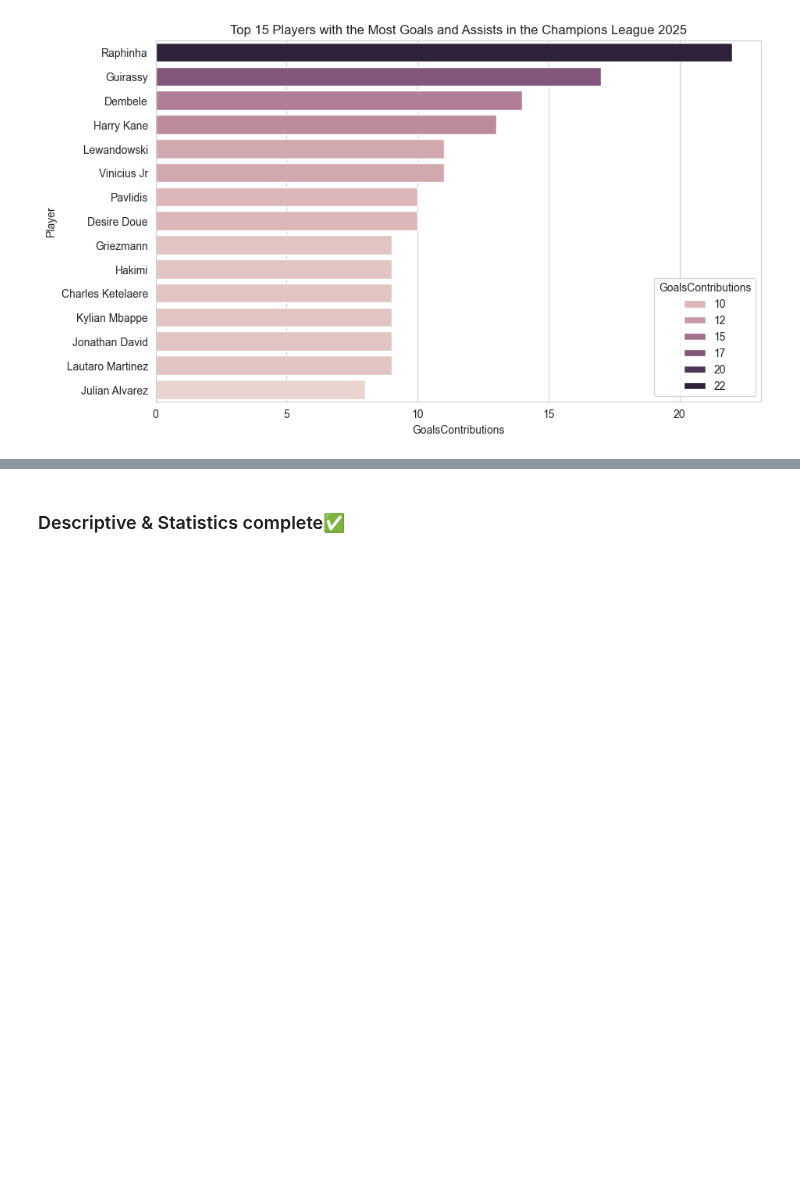
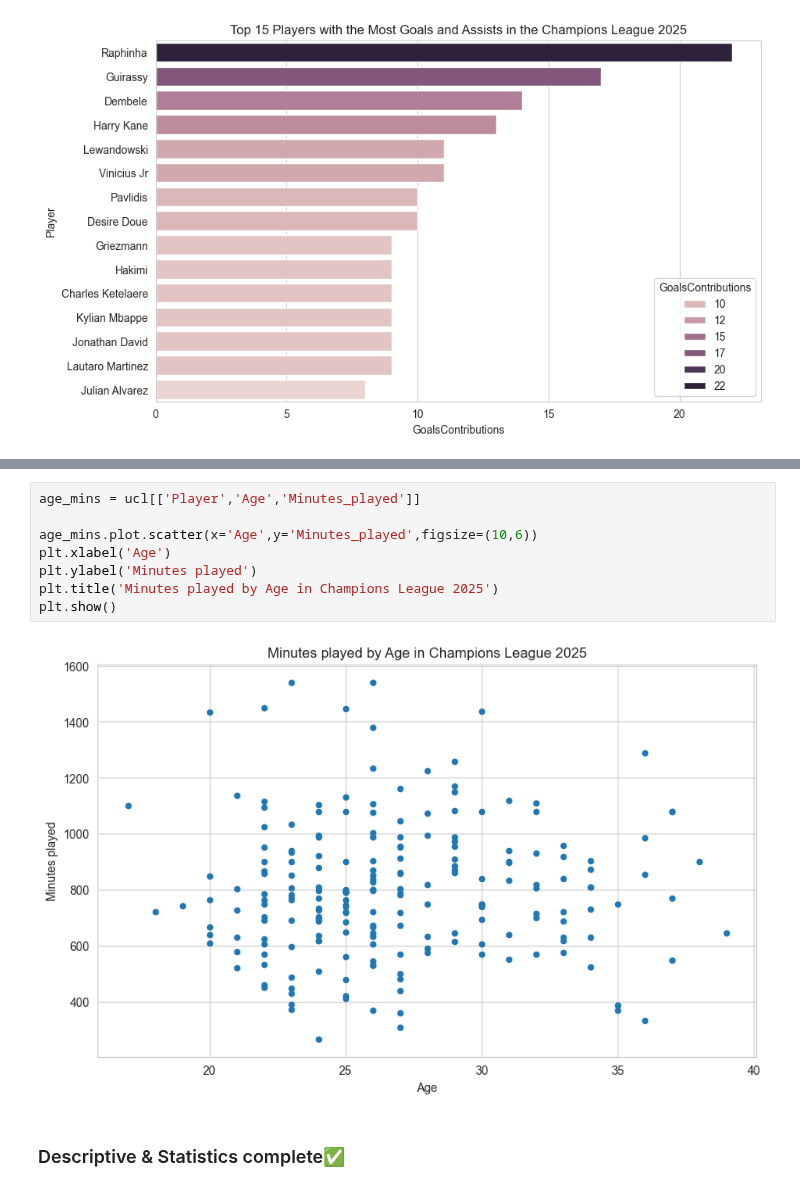
Before and after one commit to ArberKuqi/PythonDataScience_Project, a Jupyter notebook: ChampionsData/02-descriptive_statistics.ipynb, the cells around one changed output, grey strips where cells are left out. Drawn from its saved outputs; the diff is of its cells as text; blank space fills up the shorter version.

```diff
--- a/ChampionsData/02-descriptive_statistics.ipynb
+++ b/ChampionsData/02-descriptive_statistics.ipynb
@@ -593,2 +609,12 @@ plt.show()
+# %%
+age_mins = ucl[['Player','Age','Minutes_played']]
+
+age_mins.plot.scatter(x='Age',y='Minutes_played',figsize=(10,6))
+plt.xlabel('Age')
+plt.ylabel('Minutes played')
+plt.title('Minutes played by Age in Champions League 2025')
+plt.show()
+# %% [output]
+[figure, added]
 # %% [markdown]
 ### Descriptive & Statistics complete✅
```
Also changed, not shown: parts of 2 cells of this notebook, 2 other files.
